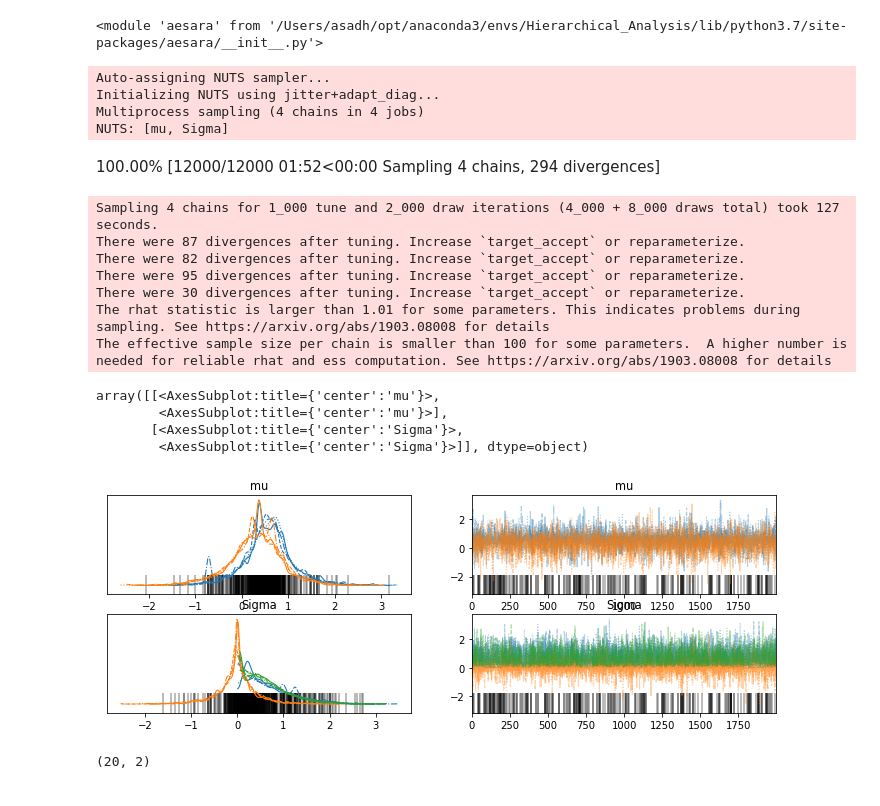
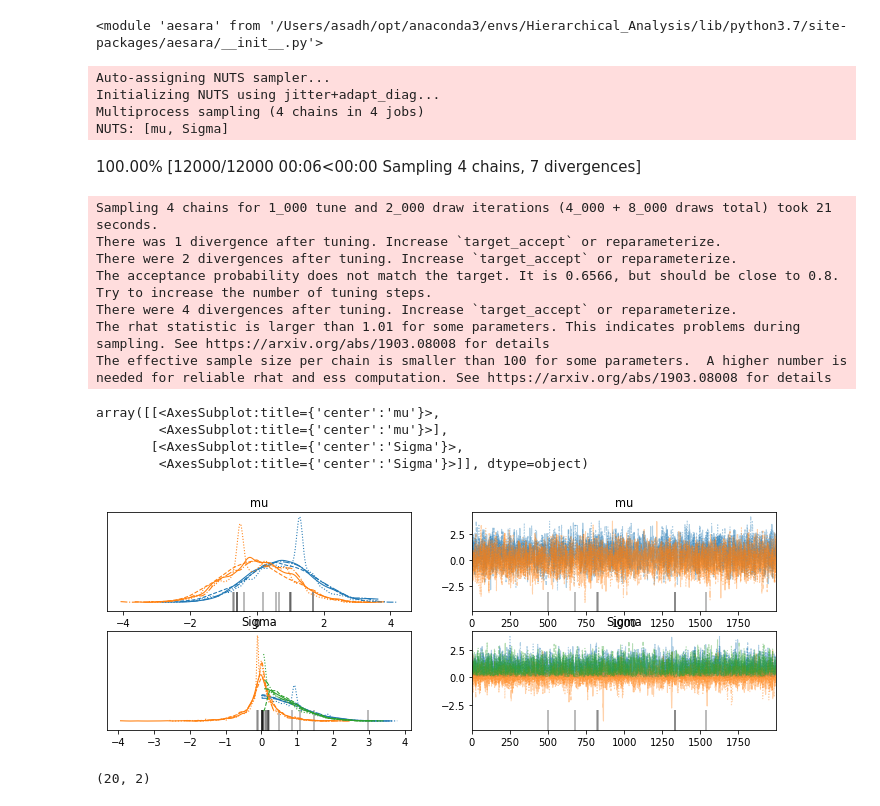
Before and after one commit to Potatoasad/charged-ringdown-analysis-tools, a Jupyter notebook: testing/Ignore-All-problems.ipynb, the cells around one changed output. Drawn from its saved outputs; the diff is of its cells as text; code cells hidden in the pictures.

```diff
--- a/testing/Ignore-All-problems.ipynb
+++ b/testing/Ignore-All-problems.ipynb
@@ -220,31 +220,31 @@ with pm.Model(coords=coordinates) as model:
     Sigma_chol, _, _ = pm.LKJCholeskyCov('Sigma', eta=2, n=2, sd_dist=pm.HalfNormal.dist(sigma=1), compute_corr=True, store_in_trace=True)
     sigma_lambda = pm.Deterministic('Sigma_matrix', np.dot(Sigma_chol, Sigma_chol.T), dims=("chi_Q", "chi_Q_2"))
 
-    mix = MakeGMM(GMMs['GW150914'], sigma_lambda)
-    allS = pm.Potential('marginal_likelihood', pm.logp(mix, mu_lambda))
+    #mix = MakeGMM(GMMs['GW150914'], sigma_lambda)
+    #allS = pm.Potential('marginal_likelihood', pm.logp(mix, mu_lambda))
 
-    trace = pm.sample(2000, tune=1000)
+    trace2 = pm.sample(2000, tune=1000)
 # %% [output]
 Auto-assigning NUTS sampler...
 Initializing NUTS using jitter+adapt_diag...
 Multiprocess sampling (4 chains in 4 jobs)
 NUTS: [mu, Sigma]
-100.00% [12000/12000 01:52<00:00 Sampling 4 chains, 294 divergences]
+100.00% [12000/12000 00:06<00:00 Sampling 4 chains, 7 divergences]
-Sampling 4 chains for 1_000 tune and 2_000 draw iterations (4_000 + 8_000 draws total) took 127 seconds.
-There were 87 divergences after tuning. Increase `target_accept` or reparameterize.
-There were 82 divergences after tuning. Increase `target_accept` or reparameterize.
-There were 95 divergences after tuning. Increase `target_accept` or reparameterize.
-There were 30 divergences after tuning. Increase `target_accept` or reparameterize.
+Sampling 4 chains for 1_000 tune and 2_000 draw iterations (4_000 + 8_000 draws total) took 21 seconds.
+There was 1 divergence after tuning. Increase `target_accept` or reparameterize.
+There were 2 divergences after tuning. Increase `target_accept` or reparameterize.
+The acceptance probability does not match the target. It is 0.6566, but should be close to 0.8. Try to increase the number of tuning steps.
+There were 4 divergences after tuning. Increase `target_accept` or reparameterize.
 The rhat statistic is larger than 1.01 for some parameters. This indicates problems during sampling. See https://arxiv.org/abs/1903.08008 for details
 The effective sample size per chain is smaller than 100 for some parameters.  A higher number is needed for reliable rhat and ess computation. See https://arxiv.org/abs/1903.08008 for details
 # %%
-az.plot_trace(trace, var_names=['mu', 'Sigma'])
+az.plot_trace(trace2, var_names=['mu', 'Sigma'])
 # %% [output]
 array([[<AxesSubplot:title={'center':'mu'}>,
         <AxesSubplot:title={'center':'mu'}>],
        [<AxesSubplot:title={'center':'Sigma'}>,
         <AxesSubplot:title={'center':'Sigma'}>]], dtype=object)
-[figure, old version]
+[figure, new version]
 # %%
 coordinates = {
         'events': range(n_events),
```
Also changed, not shown: 3 other files.
